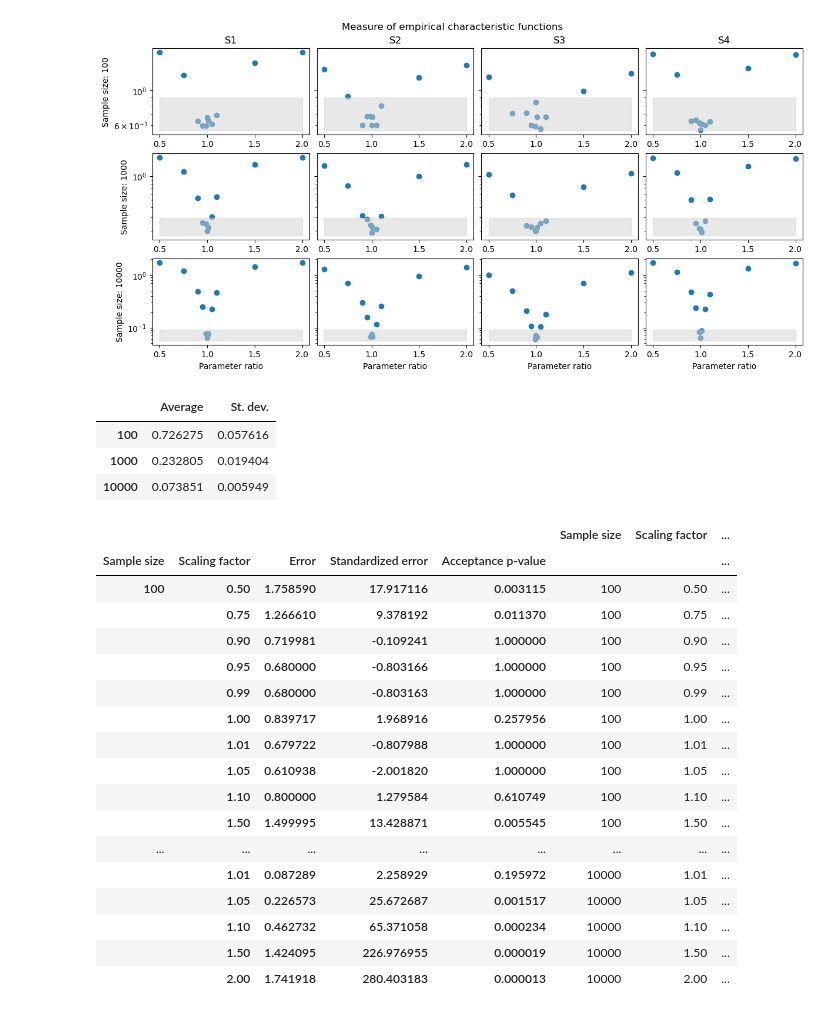
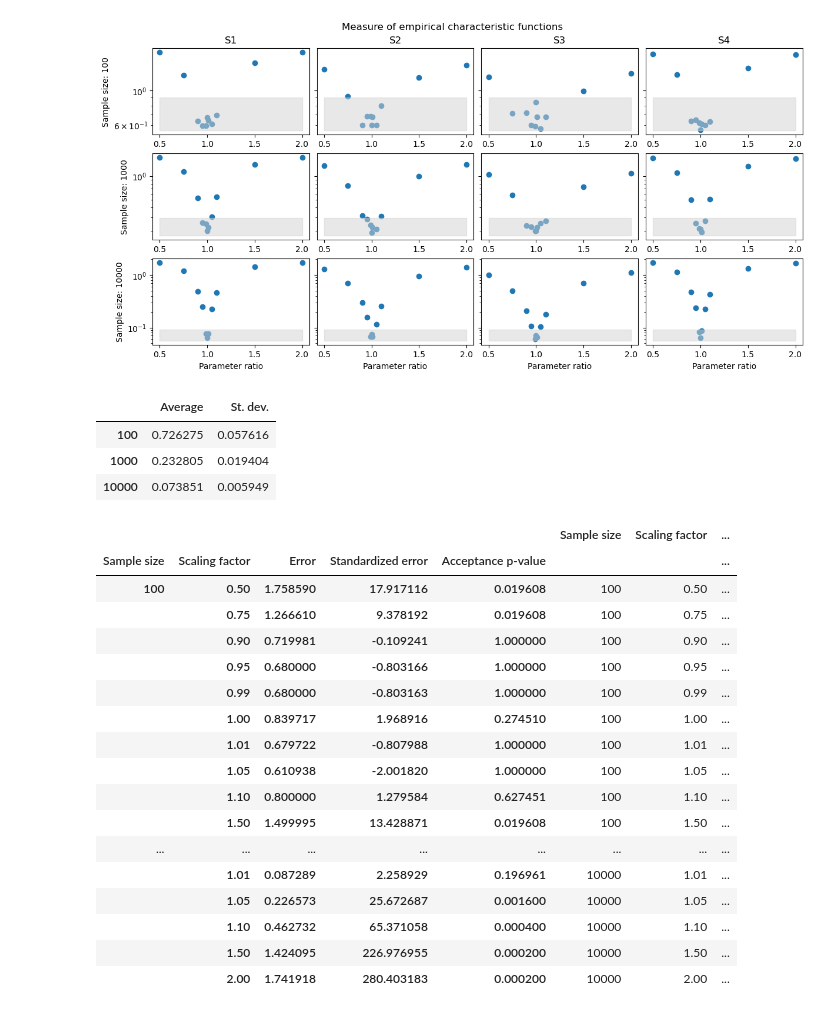
Before and after one commit to tjsego/ssr_project_2024, a Jupyter notebook: notebooks/proto_compare_5a.ipynb, the cells around one changed output. Cells and saved outputs as stored; diff of their text form; code cells hidden in the pictures.

```diff
--- a/notebooks/proto_compare_5a.ipynb
+++ b/notebooks/proto_compare_5a.ipynb
@@ -145,46 +145,50 @@ _ = fig.suptitle('Measure of empirical characteristic functions')
 # %%
 summary_entries = ['Average', 'St. dev.']
 df_summary = pd.DataFrame(index=test_kwargs['trials'], columns=summary_entries)
 eval_entries = ['Sample size', 'Scaling factor', 'Error', 'Standardized error', 'Acceptance p-value']
 data_eval = []
 
 for sample_size in test_test_kwargs['trials']:
     avg = np.average(test1.ks_stats_sampling[sample_size * 2])
     std = np.std(test1.ks_stats_sampling[sample_size * 2])
     df_summary.loc[sample_size * 2, 'Average'] = avg
     df_summary.loc[sample_size * 2, 'St. dev.'] = std
 
     err = [max([max(d.values()) for d in diff[sample_size]]) for diff in k1_comp]
-    pr = [std / (e - avg) if e > avg else 1.0 for e in err]
-    pr = [p * p for p in pr]
+    q2 = (sample_size + 1) / sample_size * np.var(test1.ks_stats_sampling[sample_size * 2], ddof=1)
+    lam2 = [(e - avg) * (e - avg) / q2 for e in err]
+    pr = [np.floor((sample_size + 1) / sample_size * ((sample_size - 1) / l2 + 1)) / (sample_size + 1) for l2 in lam2]
+    for i in range(len(err)):
+        if pr[i] > 1.0 or err[i] < avg:
+            pr[i] = 1.0
 
     for i, bf in enumerate(k1_fact):
         data_eval.append((sample_size * 2, bf, err[i], (err[i] - avg) / std, min(1, pr[i])))
 
 display(df_summary)
 mi_eval = pd.MultiIndex.from_frame(pd.DataFrame(data_eval, columns=eval_entries))
 df_eval = mi_eval.to_frame()
 display(df_eval)
 # %% [output]
 |  | Average | St. dev. |
 | 100 | 0.726275 | 0.057616 |
 | 1000 | 0.232805 | 0.019404 |
 | 10000 | 0.073851 | 0.005949 |
 |  |  |  |  |  | Sample size | Scaling factor | ... |
 | Sample size | Scaling factor | Error | Standardized error | Acceptance p-value |  |  | ... |
-| 100 | 0.50 | 1.758590 | 17.917116 | 0.003115 | 100 | 0.50 | ... |
-|  | 0.75 | 1.266610 | 9.378192 | 0.011370 | 100 | 0.75 | ... |
+| 100 | 0.50 | 1.758590 | 17.917116 | 0.019608 | 100 | 0.50 | ... |
+|  | 0.75 | 1.266610 | 9.378192 | 0.019608 | 100 | 0.75 | ... |
 |  | 0.90 | 0.719981 | -0.109241 | 1.000000 | 100 | 0.90 | ... |
 |  | 0.95 | 0.680000 | -0.803166 | 1.000000 | 100 | 0.95 | ... |
 |  | 0.99 | 0.680000 | -0.803163 | 1.000000 | 100 | 0.99 | ... |
-|  | 1.00 | 0.839717 | 1.968916 | 0.257956 | 100 | 1.00 | ... |
+|  | 1.00 | 0.839717 | 1.968916 | 0.274510 | 100 | 1.00 | ... |
 |  | 1.01 | 0.679722 | -0.807988 | 1.000000 | 100 | 1.01 | ... |
 |  | 1.05 | 0.610938 | -2.001820 | 1.000000 | 100 | 1.05 | ... |
-|  | 1.10 | 0.800000 | 1.279584 | 0.610749 | 100 | 1.10 | ... |
-|  | 1.50 | 1.499995 | 13.428871 | 0.005545 | 100 | 1.50 | ... |
+|  | 1.10 | 0.800000 | 1.279584 | 0.627451 | 100 | 1.10 | ... |
+|  | 1.50 | 1.499995 | 13.428871 | 0.019608 | 100 | 1.50 | ... |
 | ... | ... | ... | ... | ... | ... | ... | ... |
-|  | 1.01 | 0.087289 | 2.258929 | 0.195972 | 10000 | 1.01 | ... |
-|  | 1.05 | 0.226573 | 25.672687 | 0.001517 | 10000 | 1.05 | ... |
-|  | 1.10 | 0.462732 | 65.371058 | 0.000234 | 10000 | 1.10 | ... |
-|  | 1.50 | 1.424095 | 226.976955 | 0.000019 | 10000 | 1.50 | ... |
-|  | 2.00 | 1.741918 | 280.403183 | 0.000013 | 10000 | 2.00 | ... |
+|  | 1.01 | 0.087289 | 2.258929 | 0.196961 | 10000 | 1.01 | ... |
+|  | 1.05 | 0.226573 | 25.672687 | 0.001600 | 10000 | 1.05 | ... |
+|  | 1.10 | 0.462732 | 65.371058 | 0.000400 | 10000 | 1.10 | ... |
+|  | 1.50 | 1.424095 | 226.976955 | 0.000200 | 10000 | 1.50 | ... |
+|  | 2.00 | 1.741918 | 280.403183 | 0.000200 | 10000 | 2.00 | ... |
```
Also changed, not shown: 5 other files.
